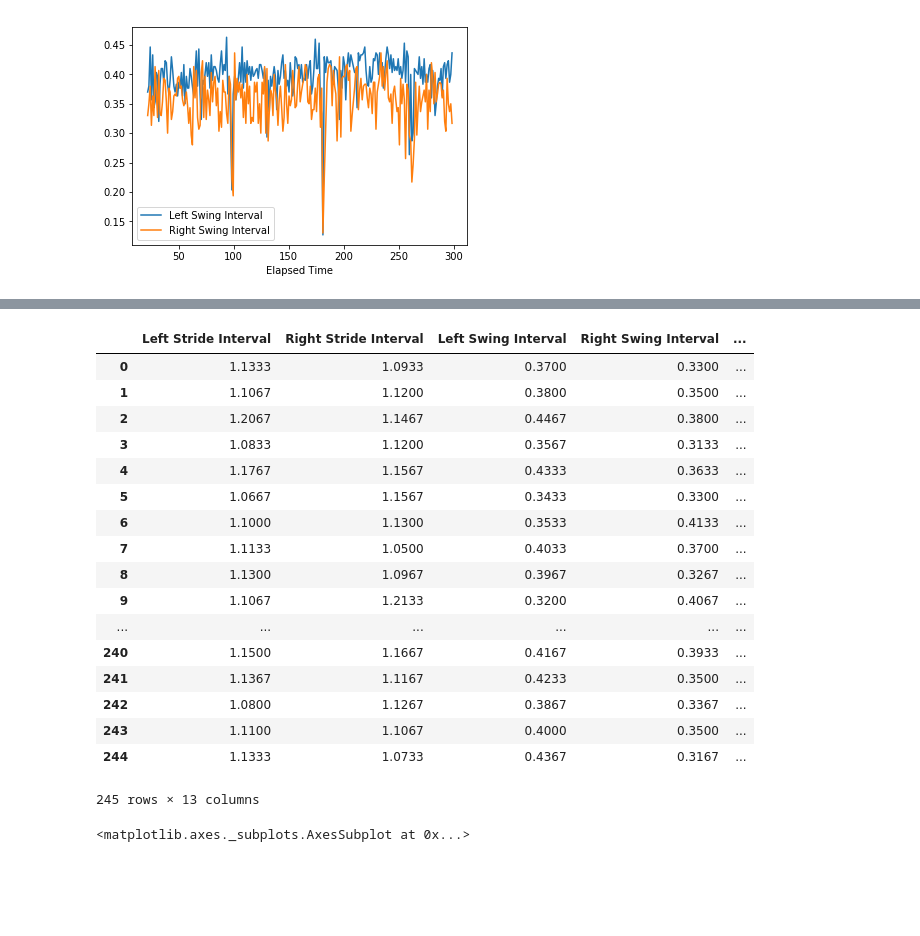
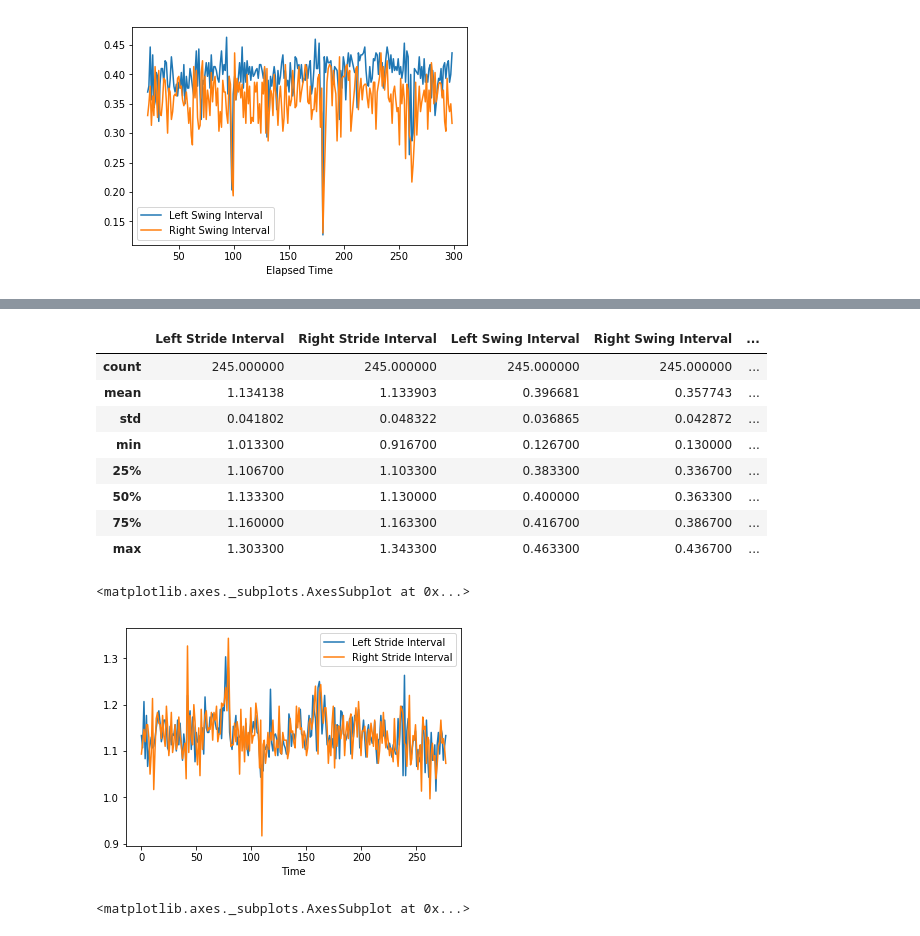
Before and after one commit to miguelfmc/gaitndd-wrangling, a Jupyter notebook: PhysiobankDataGathering.ipynb, the cells around one changed output, grey strips where cells are left out. Cells and saved outputs as stored; diff of their text form; code cells hidden in the pictures; blank space fills up the shorter version.

```diff
--- a/PhysiobankDataGathering.ipynb
+++ b/PhysiobankDataGathering.ipynb
@@ -134,27 +143,23 @@ test_df.plot(x="Elapsed Time", y=["Left Swing Interval", "Right Swing Interval"]
 # %%
 test_df_mod = test_df.copy(deep=True)
 test_df_mod["Time"] = test_df_mod["Elapsed Time"] - test_df_mod["Elapsed Time"].min()
+test_df_mod = test_df_mod.drop(["Elapsed Time"], axis=1)
+test_df_mod.describe()
+# %% [output]
+|  | Left Stride Interval | Right Stride Interval | Left Swing Interval | Right Swing Interval | ... |
+| count | 245.000000 | 245.000000 | 245.000000 | 245.000000 | ... |
+| mean | 1.134138 | 1.133903 | 0.396681 | 0.357743 | ... |
+| std | 0.041802 | 0.048322 | 0.036865 | 0.042872 | ... |
+| min | 1.013300 | 0.916700 | 0.126700 | 0.130000 | ... |
+| 25% | 1.106700 | 1.103300 | 0.383300 | 0.336700 | ... |
+| 50% | 1.133300 | 1.130000 | 0.400000 | 0.363300 | ... |
+| 75% | 1.160000 | 1.163300 | 0.416700 | 0.386700 | ... |
+| max | 1.303300 | 1.343300 | 0.463300 | 0.436700 | ... |
-# %%
-test_df_mod.drop(["Elapsed Time"], axis=1)
-# %% [output]
-|  | Left Stride Interval | Right Stride Interval | Left Swing Interval | Right Swing Interval | ... |
-| 0 | 1.1333 | 1.0933 | 0.3700 | 0.3300 | ... |
-| 1 | 1.1067 | 1.1200 | 0.3800 | 0.3500 | ... |
-| 2 | 1.2067 | 1.1467 | 0.4467 | 0.3800 | ... |
-| 3 | 1.0833 | 1.1200 | 0.3567 | 0.3133 | ... |
-| 4 | 1.1767 | 1.1567 | 0.4333 | 0.3633 | ... |
-| 5 | 1.0667 | 1.1567 | 0.3433 | 0.3300 | ... |
-| 6 | 1.1000 | 1.1300 | 0.3533 | 0.4133 | ... |
-| 7 | 1.1133 | 1.0500 | 0.4033 | 0.3700 | ... |
-| 8 | 1.1300 | 1.0967 | 0.3967 | 0.3267 | ... |
-| 9 | 1.1067 | 1.2133 | 0.3200 | 0.4067 | ... |
-| ... | ... | ... | ... | ... | ... |
-| 240 | 1.1500 | 1.1667 | 0.4167 | 0.3933 | ... |
-| 241 | 1.1367 | 1.1167 | 0.4233 | 0.3500 | ... |
-| 242 | 1.0800 | 1.1267 | 0.3867 | 0.3367 | ... |
-| 243 | 1.1100 | 1.1067 | 0.4000 | 0.3500 | ... |
-| 244 | 1.1333 | 1.0733 | 0.4367 | 0.3167 | ... |
-245 rows × 13 columns
+# %%
+test_df_mod.plot(x="Time", y=["Left Stride Interval", "Right Stride Interval"])
+# %% [output]
+<matplotlib.axes._subplots.AxesSubplot at 0x...>
+[figure, added]
 # %%
 test_df_mod.plot(x="Time", y=["Left Swing Interval", "Right Swing Interval"])
 # %% [output]
```
Also changed, not shown: parts of 15 cells of this notebook, 1 other file.
